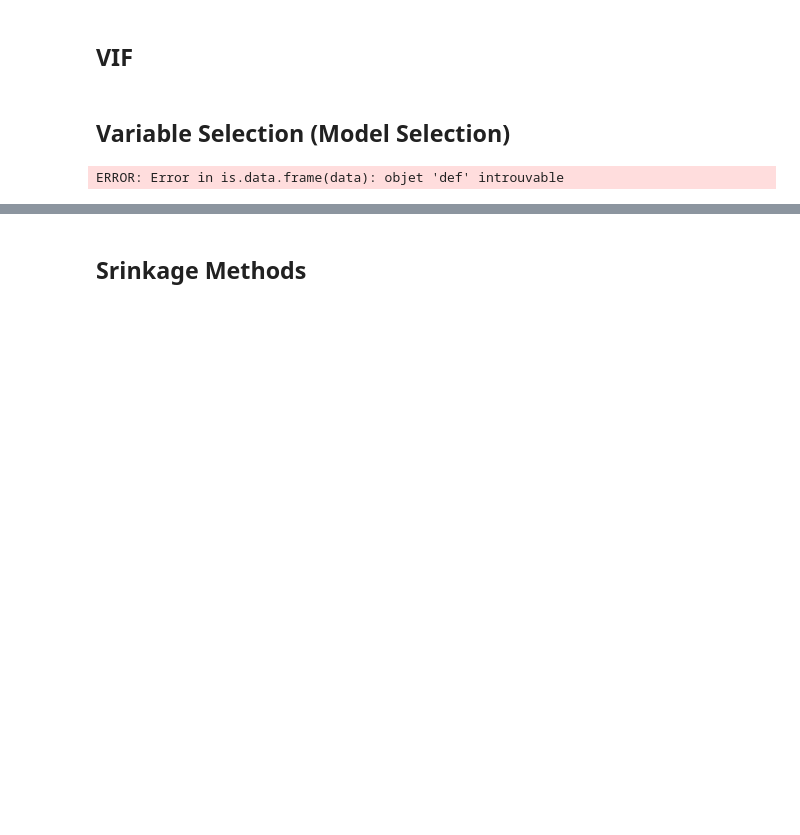
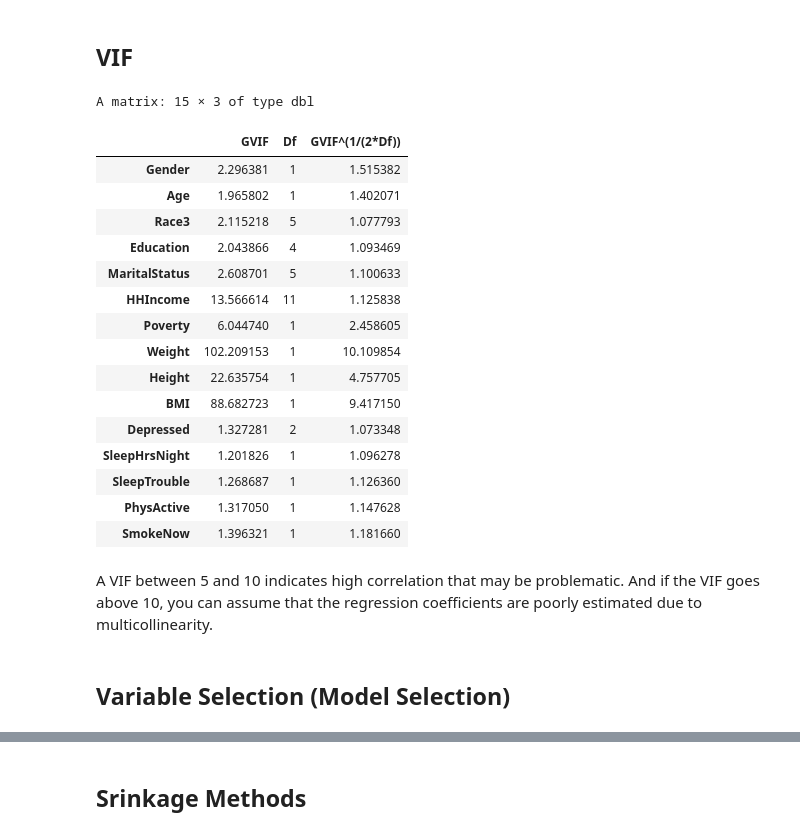
Before and after one commit to 22victoryy/methods-data-analysis, a Jupyter notebook: final/code/STA302 Final.ipynb, the cells around one changed output, grey strips where cells are left out. Drawn from its saved outputs; the diff is of its cells as text; code cells hidden in the pictures; blank space fills up the shorter version.

```diff
--- a/final/code/STA302 Final.ipynb
+++ b/final/code/STA302 Final.ipynb
@@ -78,4 +199,26 @@ F-statistic: 3.842 on 37 and 362 DF,  p-value: 1.475e-11
 # %% [markdown]
 ## VIF ##
+# %%
+car::vif(model.lm)
+# %% [output]
+A matrix: 15 × 3 of type dbl
+|  | GVIF | Df | GVIF^(1/(2*Df)) |
+| Gender | 2.296381 | 1 | 1.515382 |
+| Age | 1.965802 | 1 | 1.402071 |
+| Race3 | 2.115218 | 5 | 1.077793 |
+| Education | 2.043866 | 4 | 1.093469 |
+| MaritalStatus | 2.608701 | 5 | 1.100633 |
+| HHIncome | 13.566614 | 11 | 1.125838 |
+| Poverty | 6.044740 | 1 | 2.458605 |
+| Weight | 102.209153 | 1 | 10.109854 |
+| Height | 22.635754 | 1 | 4.757705 |
+| BMI | 88.682723 | 1 | 9.417150 |
+| Depressed | 1.327281 | 2 | 1.073348 |
+| SleepHrsNight | 1.201826 | 1 | 1.096278 |
+| SleepTrouble | 1.268687 | 1 | 1.126360 |
+| PhysActive | 1.317050 | 1 | 1.147628 |
+| SmokeNow | 1.396321 | 1 | 1.181660 |
+# %% [markdown]
+A VIF between 5 and 10 indicates high correlation that may be problematic. And if the VIF goes above 10, you can assume that the regression coefficients are poorly estimated due to multicollinearity.
 # %% [markdown]
 ## Variable Selection (Model Selection) ##
@@ -97,36 +224,0 @@ criteria <- function(model){
-# %%
-
-## The crteria ##
-## model 1 ##
-model.1 <- lm(I(sqrt(Defective)) ~ Temperature + Density + Rate, data = def)
-crit1 <- criteria(model = model.1)
-
-## model 2 ##
-model.2 <- lm(I(sqrt(Defective)) ~ Temperature , data = def)
-crit2 <- criteria(model = model.2)
-
-## model 3 ##
-model.3 <- lm(I(sqrt(Defective)) ~ Rate , data = def)
-crit3 <- criteria(model = model.3)
-
-## model 4 ##
-model.4 <- lm(I(sqrt(Defective)) ~ Density , data = def)
-crit4 <- criteria(model = model.4)
-
-## model 5 ##
-model.5 <- lm(I(sqrt(Defective)) ~ Temperature + Density , data = def)
-crit5 <- criteria(model = model.5)
-
-## model 6 ##
-model.6 <- lm(I(sqrt(Defective)) ~ Temperature + Rate , data = def)
-crit6 <- criteria(model = model.6)
-
-## model 7 ##
-model.7 <- lm(I(sqrt(Defective)) ~ Density + Rate , data = def)
-crit7 <- criteria(model = model.7)
-
-## model 8 ##
-model.8 <- lm(I(sqrt(Defective)) ~ 1 , data = def)
-crit8 <- criteria(model = model.8)
-# %% [output]
-ERROR: Error in is.data.frame(data): objet 'def' introuvable
```
Also changed, not shown: parts of 12 cells of this notebook, 3 other files.
